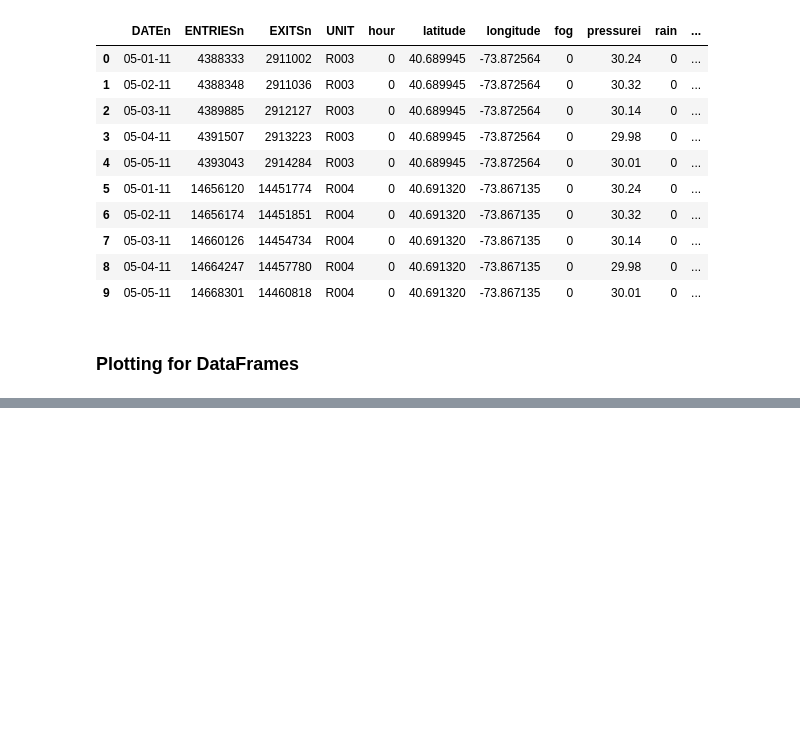
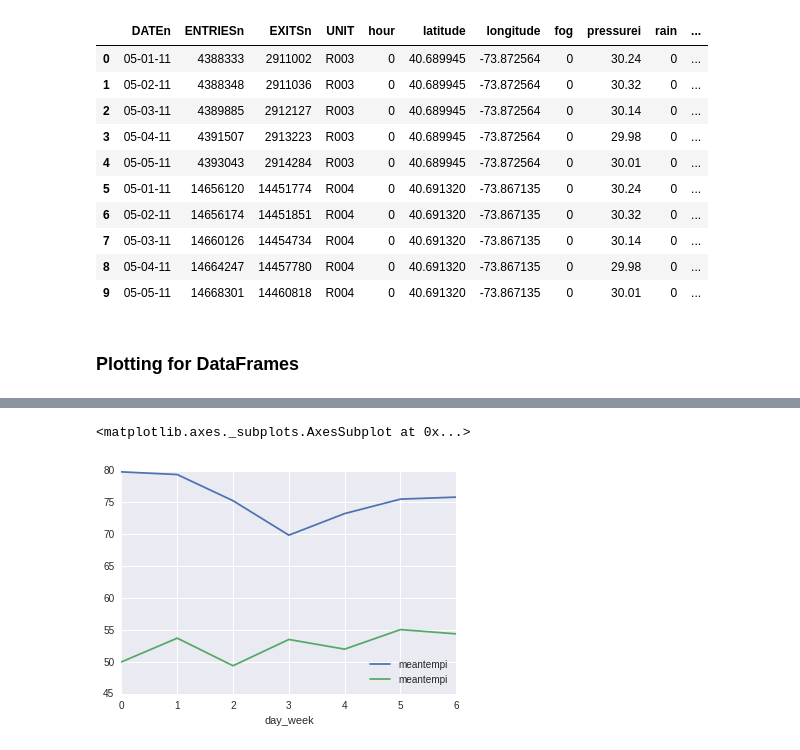
Before and after one commit to charlesmilam/udacity, a Jupyter notebook: introDA/lesson3/L3_quizzes.ipynb, the cells around one changed output, grey strips where cells are left out. Cells and saved outputs as stored; diff of their text form; code cells hidden in the pictures; blank space fills up the shorter version.

Commit message:
group subway data by day of the week. plot min and max temperatures. scatter plot of ridership based on amount of precipitation.

```diff
--- a/introDA/lesson3/L3_quizzes.ipynb
+++ b/introDA/lesson3/L3_quizzes.ipynb
@@ -1086,4 +1104,15 @@ if False:
+# %%
+filename = 'nyc_subway_weather.csv'
+subway_df = pd.read_csv(filename)
 # %%
 ## Make a plot of your choice here showing something interesting about the subway data.
 ## Matplotlib documentation here: http://matplotlib.org/api/pyplot_api.html
 ## Once you've got something you're happy with, share it on the forums!
+
+ridership_rain = subway_df.groupby(['day_week'])
+# %%
+ridership_rain['meantempi'].max().plot(kind = 'line', legend = True)
+ridership_rain['meantempi'].min().plot(kind = 'line', legend = True)
+# %% [output]
+<matplotlib.axes._subplots.AxesSubplot at 0x...>
+[figure, added]
```
Also changed, not shown: parts of 3 cells of this notebook.
